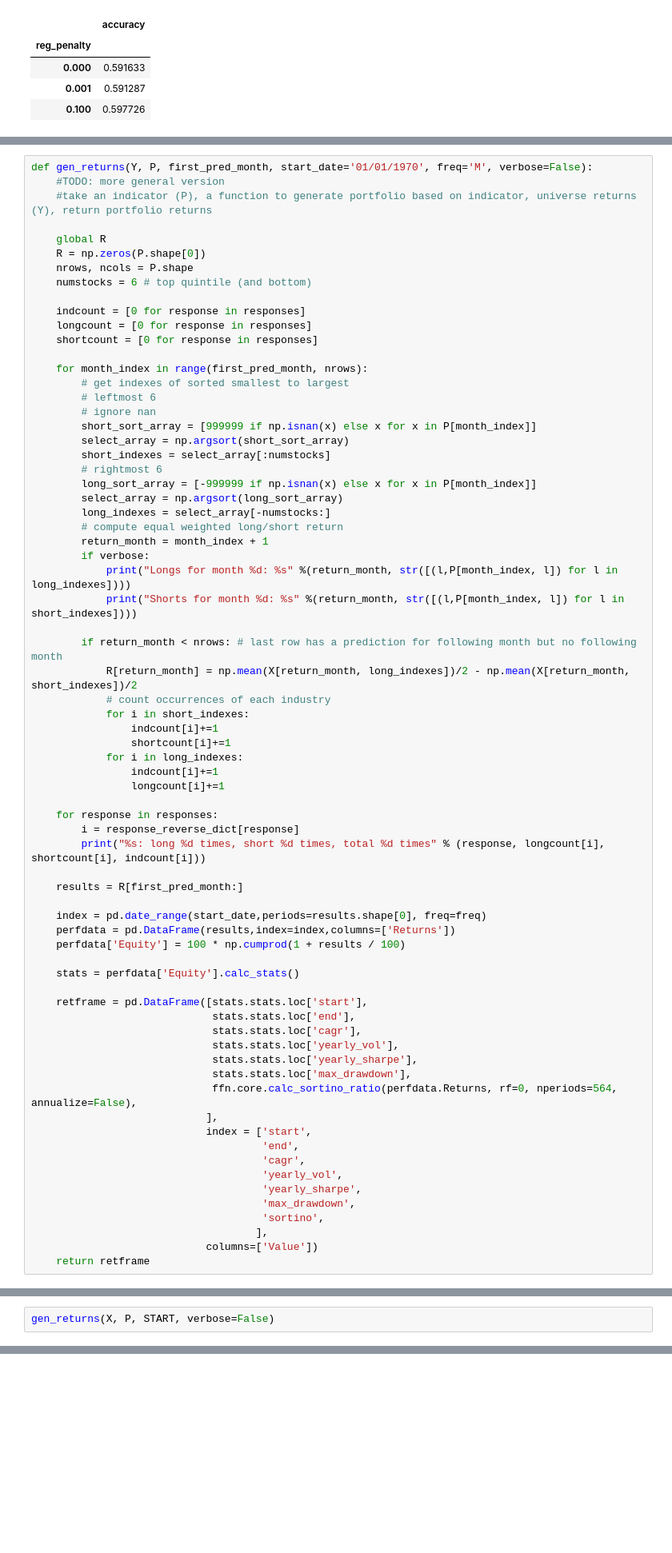
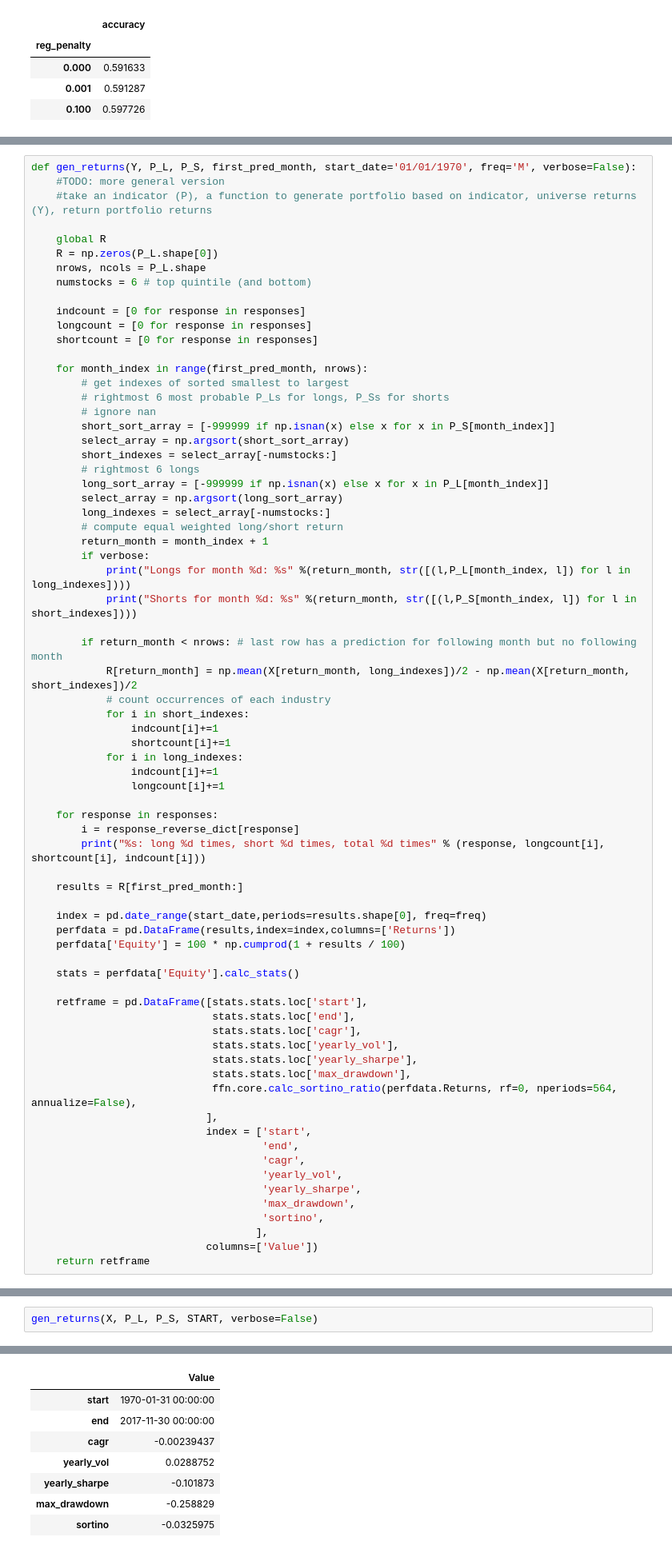
Before and after one commit to druce/Machine-learning-for-financial-market-prediction, a Jupyter notebook: Replicate Paper by Rapach, Strauss, Tu, Zhou-NN Classification.ipynb, the cells around one changed output, grey strips where cells are left out. Shown: that part at 80% size. Drawn from its saved outputs; the diff is of its cells as text; blank space fills up the shorter version.

```diff
--- a/Replicate Paper by Rapach, Strauss, Tu, Zhou-NN Classification.ipynb
+++ b/Replicate Paper by Rapach, Strauss, Tu, Zhou-NN Classification.ipynb
@@ -792,13 +792,13 @@ def run_backtest_keras(X, Y_class, arg_dict, startindex=0, epochs=EPOCHS, step=1
                 print("%s Still training %d of %d" % (time.strftime("%H:%M:%S"), count, nrows-startindex))
             sys.stdout.flush()
 # %%
-def gen_returns(Y, P, first_pred_month, start_date='01/01/1970', freq='M', verbose=False):
+def gen_returns(Y, P_L, P_S, first_pred_month, start_date='01/01/1970', freq='M', verbose=False):
     #TODO: more general version
     #take an indicator (P), a function to generate portfolio based on indicator, universe returns (Y), return portfolio returns
 
     global R
-    R = np.zeros(P.shape[0])
-    nrows, ncols = P.shape
+    R = np.zeros(P_L.shape[0])
+    nrows, ncols = P_L.shape
     numstocks = 6 # top quintile (and bottom)
 
     indcount = [0 for response in responses]
@@ -807,20 +807,20 @@ def gen_returns(Y, P, first_pred_month, start_date='01/01/1970', freq='M', verbo
 
     for month_index in range(first_pred_month, nrows):
         # get indexes of sorted smallest to largest
-        # leftmost 6
+        # rightmost 6 most probable P_Ls for longs, P_Ss for shorts
         # ignore nan
-        short_sort_array = [999999 if np.isnan(x) else x for x in P[month_index]]
+        short_sort_array = [-999999 if np.isnan(x) else x for x in P_S[month_index]]
         select_array = np.argsort(short_sort_array)
-        short_indexes = select_array[:numstocks]
-        # rightmost 6
-        long_sort_array = [-999999 if np.isnan(x) else x for x in P[month_index]]
+        short_indexes = select_array[-numstocks:]
+        # rightmost 6 longs
+        long_sort_array = [-999999 if np.isnan(x) else x for x in P_L[month_index]]
         select_array = np.argsort(long_sort_array)
         long_indexes = select_array[-numstocks:]
         # compute equal weighted long/short return
         return_month = month_index + 1
         if verbose:
-            print("Longs for month %d: %s" %(return_month, str([(l,P[month_index, l]) for l in long_indexes])))
-            print("Shorts for month %d: %s" %(return_month, str([(l,P[month_index, l]) for l in short_indexes])))
+            print("Longs for month %d: %s" %(return_month, str([(l,P_L[month_index, l]) for l in long_indexes])))
+            print("Shorts for month %d: %s" %(return_month, str([(l,P_S[month_index, l]) for l in short_indexes])))
 
         if return_month < nrows: # last row has a prediction for following month but no following month
             R[return_month] = np.mean(X[return_month, long_indexes])/2 - np.mean(X[return_month, short_indexes])/2
@@ -896,2 +896,3 @@ run_backtest_keras(X, Y_class, arg_dict, startindex=START, step=STEP, epochs=EPO
 # %%
-gen_returns(X, P, START, verbose=False)
+gen_returns(X, P_L, P_S, START, verbose=False)
+# %% [output]
@@ -897,0 +916,8 @@ gen_returns(X, P, START, verbose=False)
+|  | Value |
+| start | 1970-01-31 00:00:00 |
+| end | 2017-11-30 00:00:00 |
+| cagr | -0.00239437 |
+| yearly_vol | 0.0288752 |
+| yearly_sharpe | -0.101873 |
+| max_drawdown | -0.258829 |
+| sortino | -0.0325975 |
```
Also changed, not shown: parts of 2 cells of this notebook, 1 other file.
